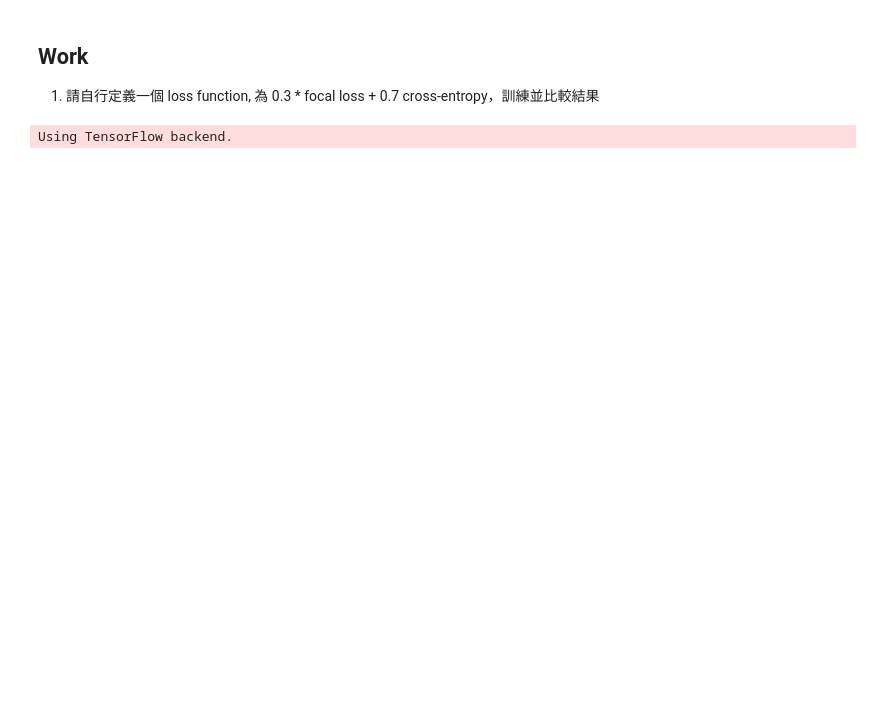
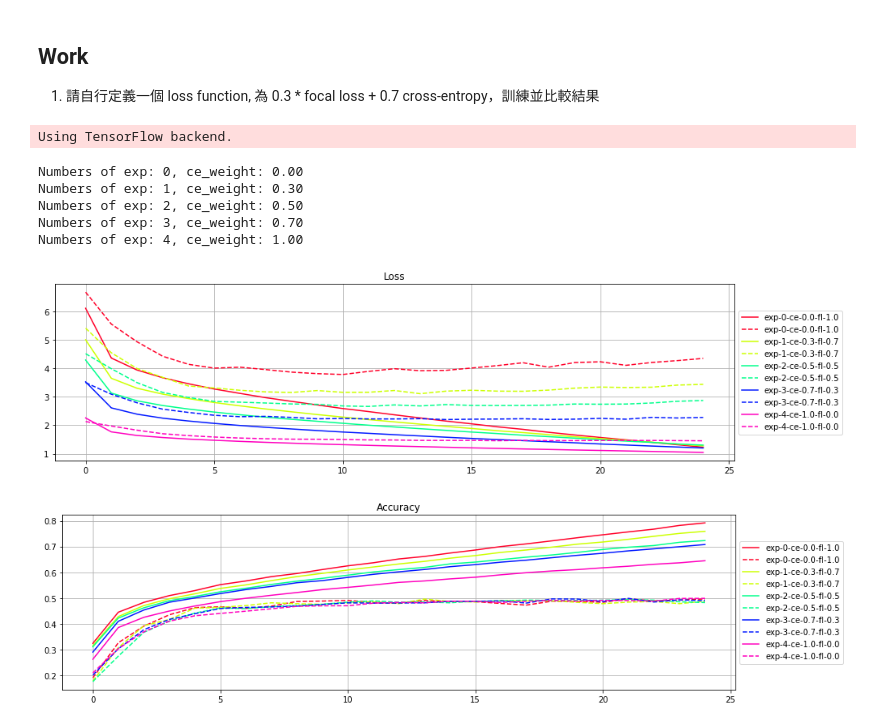
Before and after one commit to penguinwang96825/ML100Days, a Jupyter notebook: homework/Day089/Day089_HW.ipynb, the cells around one changed output. Drawn from its saved outputs; the diff is of its cells as text; code cells hidden in the pictures; blank space fills up the shorter version.

```diff
--- a/homework/Day089/Day089_HW.ipynb
+++ b/homework/Day089/Day089_HW.ipynb
@@ -66,10 +66,10 @@ MOMENTUM = 0.95
 import tensorflow as tf
 import keras.backend as K
 
-def focal_loss(gamma=2., alpha=4.):
+def combined_loss(gamma=2., alpha=4., ce_weights=0.7, fcl_weights=0.3):
     gamma = float(gamma)
     alpha = float(alpha)
-    def focal_loss_fixed(y_true, y_pred):
+    def CE_focal_loss(y_true, y_pred):
         """Focal loss for multi-classification
         FL(p_t)=-alpha(1-p_t)^{gamma}ln(p_t)
         """
@@ -78,17 +78,16 @@ def focal_loss(gamma=2., alpha=4.):
         y_pred = tf.convert_to_tensor(y_pred, tf.float32)
 
         model_out = tf.add(y_pred, epsilon)
-        ce = tf.multiply(y_true, -tf.log(model_out))
+        ce = tf.multiply(y_true, -tf.math.log(model_out))
         weight = tf.multiply(y_true, tf.pow(tf.subtract(1., model_out), gamma))
         fl = tf.multiply(alpha, tf.multiply(weight, ce))
         reduced_fl = tf.reduce_max(fl, axis=1)
-        return tf.reduce_mean(reduced_fl)
-    return focal_loss_fixed
 
-def combined_loss(y_true, y_pred):
-    return 0.7 * K.categorical_crossentropy(y_true, y_pred) + 0.3 *
+        ce_loss = keras.losses.categorical_crossentropy(y_true, y_pred)
+        return (ce_weights*ce_loss) + (fcl_weights*tf.reduce_mean(reduced_fl) )
+    return CE_focal_loss
 
-ce_weights_list = [0., 0.3, 0.5, 0.7, 1]
+ce_weights_list = [0., 0.3, 0.5, 0.7, 1.0]
 # %%
 import itertools
 results = {}
@@ -99,45 +98,57 @@ for i, ce_w in enumerate(ce_weights_list):
     model = build_mlp(input_shape=x_train.shape[1:])
     # model.summary()
     optimizer = keras.optimizers.SGD(lr=LEARNING_RATE, nesterov=True, momentum=MOMENTUM)
-    model.compile()
+    model.compile(loss=combined_loss(ce_weights=ce_w, fcl_weights=1.-ce_w),
+                  metrics=["acc"], optimizer=optimizer)
 
     model.fit(x_train, y_train,
               epochs=EPOCHS,
               batch_size=BATCH_SIZE,
               validation_data=(x_test, y_test),
-              shuffle=True
-             )
+              shuffle=True,
+              verbose=0)
 
     # Collect results
-    exp_name_tag = ("exp-%s" % (i))
+    exp_name_tag = ("exp-%s-ce-%s-fl-%s" % (i, str(round(ce_w, 2)), str(round((1.-ce_w), 4))))
     results[exp_name_tag] = {'train-loss': model.history.history["loss"],
                              'valid-loss': model.history.history["val_loss"],
                              'train-acc': model.history.history["acc"],
                              'valid-acc': model.history.history["val_acc"]}
+# %% [output]
+Numbers of exp: 0, ce_weight: 0.00
+Numbers of exp: 1, ce_weight: 0.30
+Numbers of exp: 2, ce_weight: 0.50
+Numbers of exp: 3, ce_weight: 0.70
+Numbers of exp: 4, ce_weight: 1.00
 # %%
 import matplotlib.pyplot as plt
 import matplotlib.cm as mplcm
 import matplotlib.colors as colors
 %matplotlib inline
 NUM_COLORS = len(results.keys())
 
 cm = plt.get_cmap('gist_rainbow')
 cNorm  = colors.Normalize(vmin=0, vmax=NUM_COLORS-1)
 scalarMap = mplcm.ScalarMappable(norm=cNorm, cmap=cm)
 color_bar = [scalarMap.to_rgba(i) for i in range(NUM_COLORS)]
 
-plt.figure(figsize=(8,6))
+plt.figure(figsize=(15, 4))
 for i, cond in enumerate(results.keys()):
     plt.plot(range(len(results[cond]['train-loss'])),results[cond]['train-loss'], '-', label=cond, color=color_bar[i])
     plt.plot(range(len(results[cond]['valid-loss'])),results[cond]['valid-loss'], '--', label=cond, color=color_bar[i])
 plt.title("Loss")
+plt.grid()
 plt.legend(loc='center left', bbox_to_anchor=(1, 0.5))
 plt.show()
 
-plt.figure(figsize=(8,6))
+plt.figure(figsize=(15, 4))
 for i, cond in enumerate(results.keys()):
     plt.plot(range(len(results[cond]['train-acc'])),results[cond]['train-acc'], '-', label=cond, color=color_bar[i])
     plt.plot(range(len(results[cond]['valid-acc'])),results[cond]['valid-acc'], '--', label=cond, color=color_bar[i])
 plt.title("Accuracy")
+plt.grid()
 plt.legend(loc='center left', bbox_to_anchor=(1, 0.5))
 plt.show()
+# %% [output]
+[figure, added]
+[figure, added]
```
Also changed, not shown: 1 other file.
